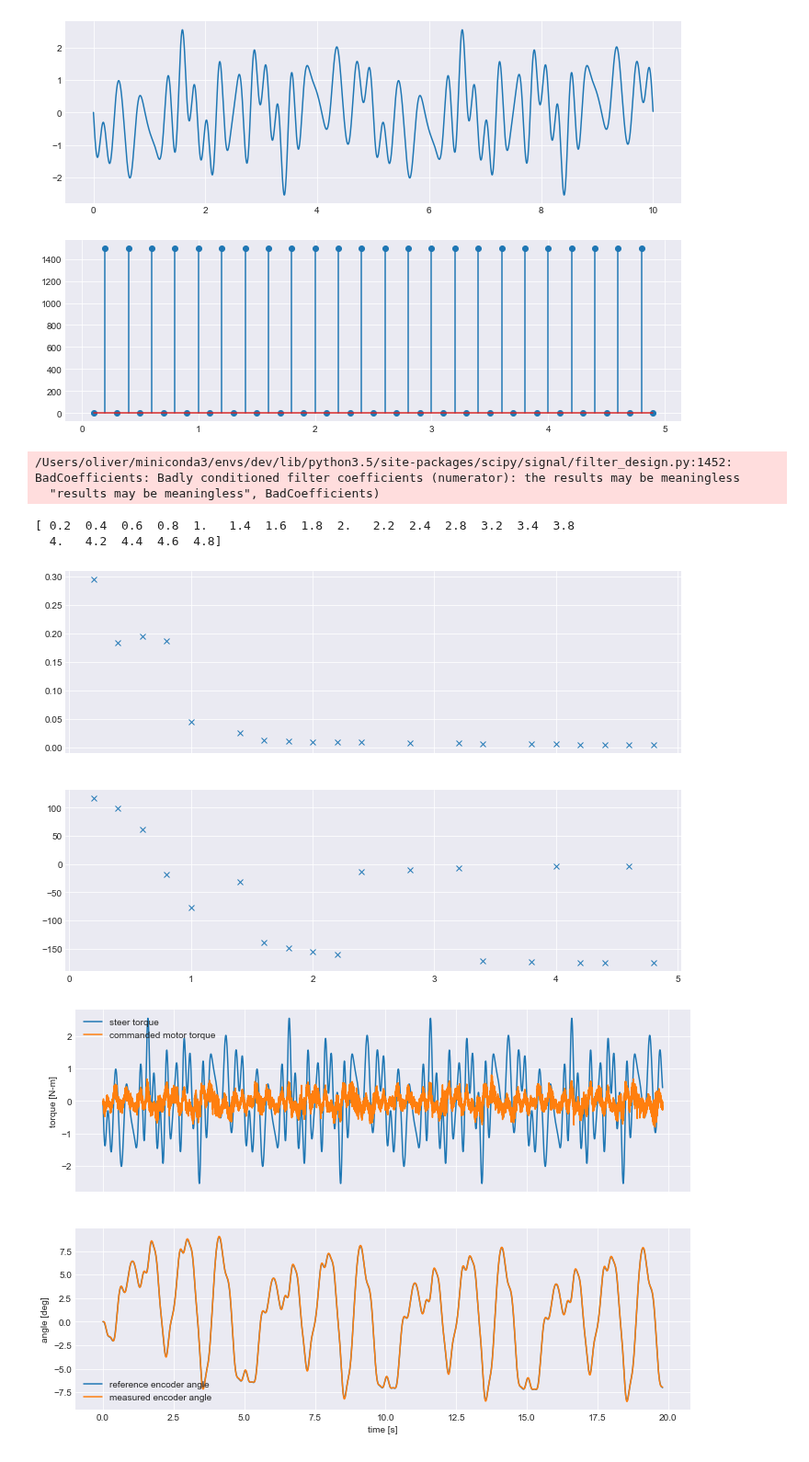
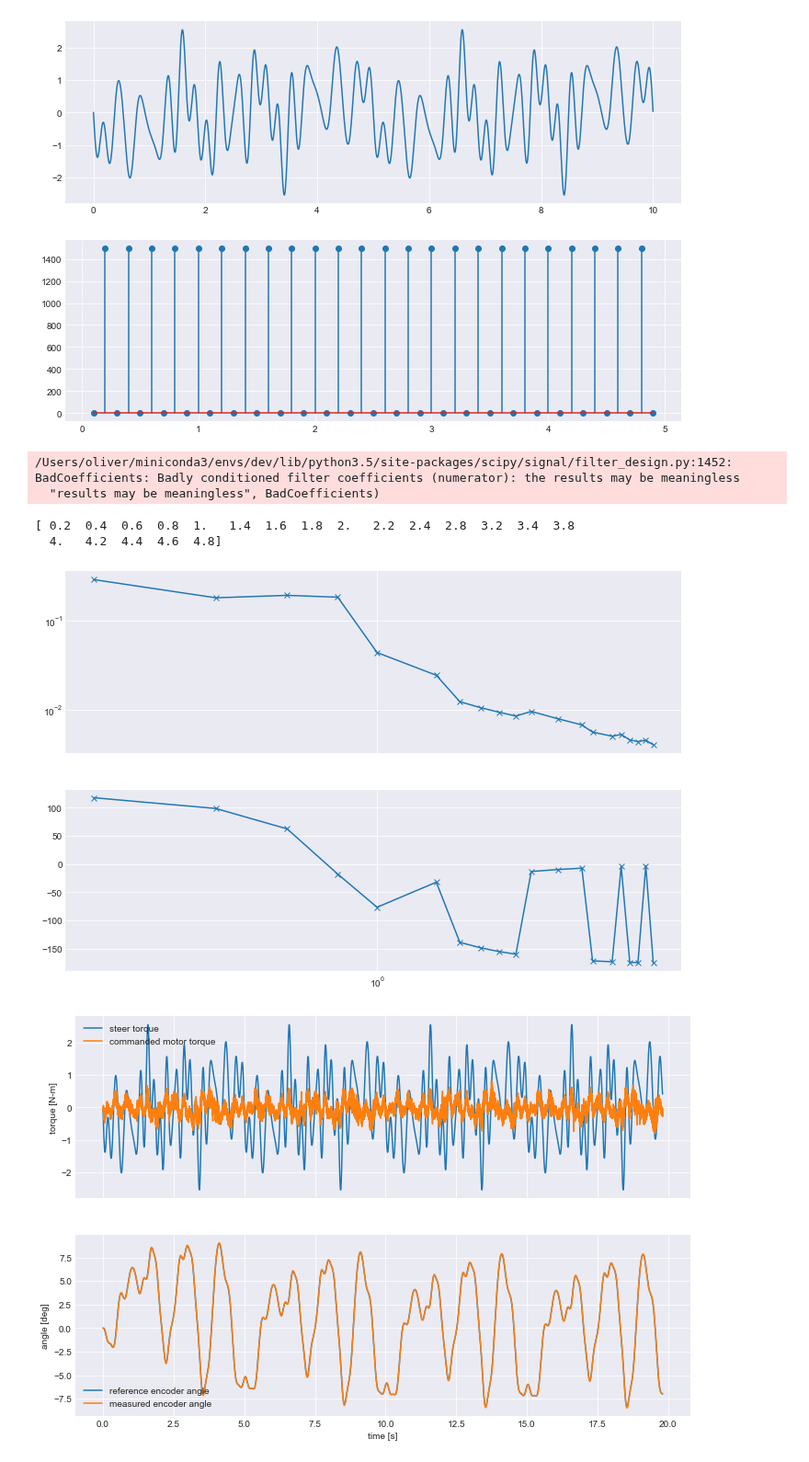
Before and after one commit to oliverlee/phobos, a Jupyter notebook: scripts/controller_frequency_response.ipynb, the cells around one changed output. Shown at 92% size. Drawn from its saved outputs; the diff is of its cells as text; code cells hidden in the pictures.

```diff
--- a/scripts/controller_frequency_response.ipynb
+++ b/scripts/controller_frequency_response.ipynb
@@ -85,32 +85,34 @@ rs sequence 1.0, 1.0, 1.0, 0.0, 1.0, 1.0, 0.0, 1.0, 1.0, 1.0, 1.0, 0.0, 0.0, 0.0
 # %%
 plt.close('all')
 
 _, A, B = benchmark_state_space_vs_speed(*benchmark_matrices(), [5])
 A = A[0]
 B = B[0]
 Bi = B[:, [1]] # steer torque
 Ci = np.array([[1, 0, 0, 0]])
 D = np.array([[0]])
 
 sys = scipy.signal.StateSpace(A, Bi, Ci, D)
 tf = scipy.signal.TransferFunction(sys)
 _, y, _ = scipy.signal.lsim(tf, u, t)
 
-x = np.fft.fft(y)/np.fft.fft(u)
+Y = np.fft.fft(y)
+U = np.fft.fft(u)
+X = (Y*np.conj(U)) / (U*np.conj(U))
 freq = np.fft.fftfreq(t.shape[-1], t[1] - t[0])
 index = [i for i, f in enumerate(freq) if f in u_freq]
 print(freq[index])
 
 fig, ax = plt.subplots(2, 1, sharex=True)
-ax[0].plot(freq[index], np.abs(x[index]), 'x')
-ax[1].plot(freq[index], np.angle(x[index], deg=True), 'x')
+ax[0].loglog(freq[index], np.abs(X[index]), marker='x')
+ax[1].semilogx(freq[index], np.angle(X[index], deg=True), marker='x')
 plt.show()
 # %% [output]
 /Users/oliver/miniconda3/envs/dev/lib/python3.5/site-packages/scipy/signal/filter_design.py:1452: BadCoefficients: Badly conditioned filter coefficients (numerator): the results may be meaningless
   "results may be meaningless", BadCoefficients)
 [ 0.2  0.4  0.6  0.8  1.   1.4  1.6  1.8  2.   2.2  2.4  2.8  3.2  3.4  3.8
   4.   4.2  4.4  4.6  4.8]
-[figure, old version]
+[figure, new version]
 # %%
 def plot_response(log):
 
```
Also changed, not shown: parts of 2 cells of this notebook.
